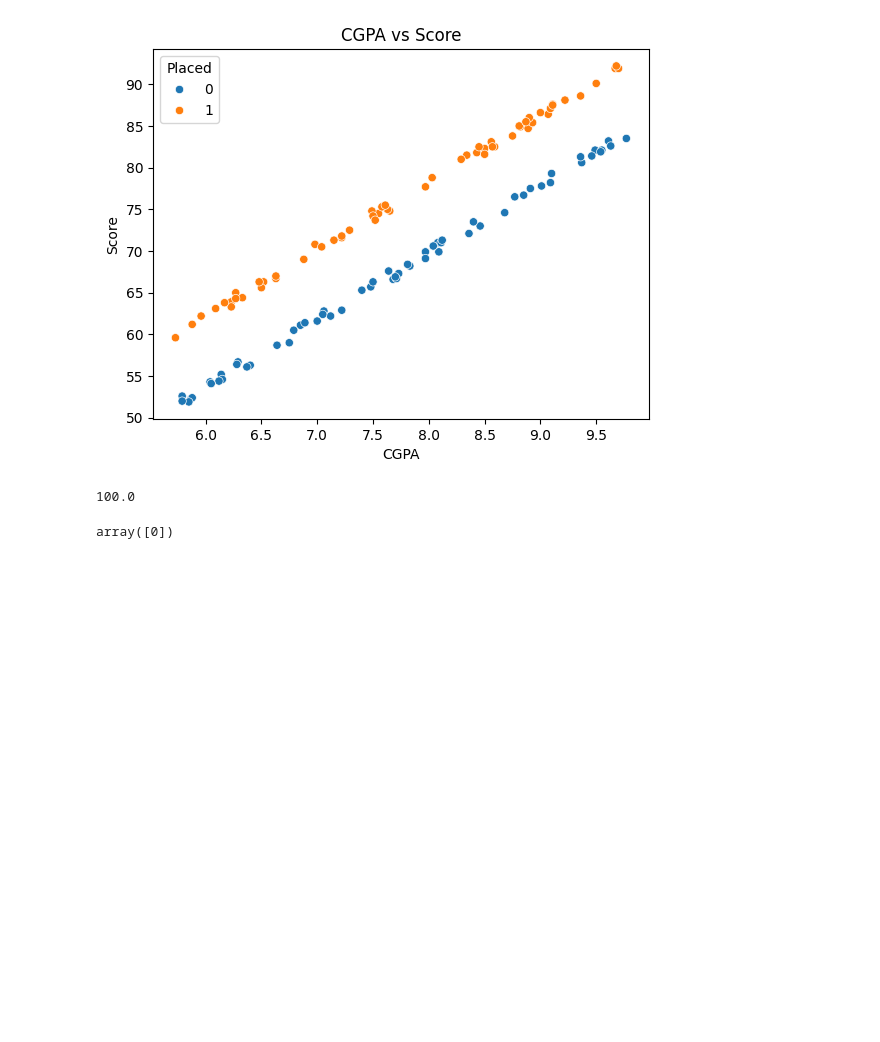
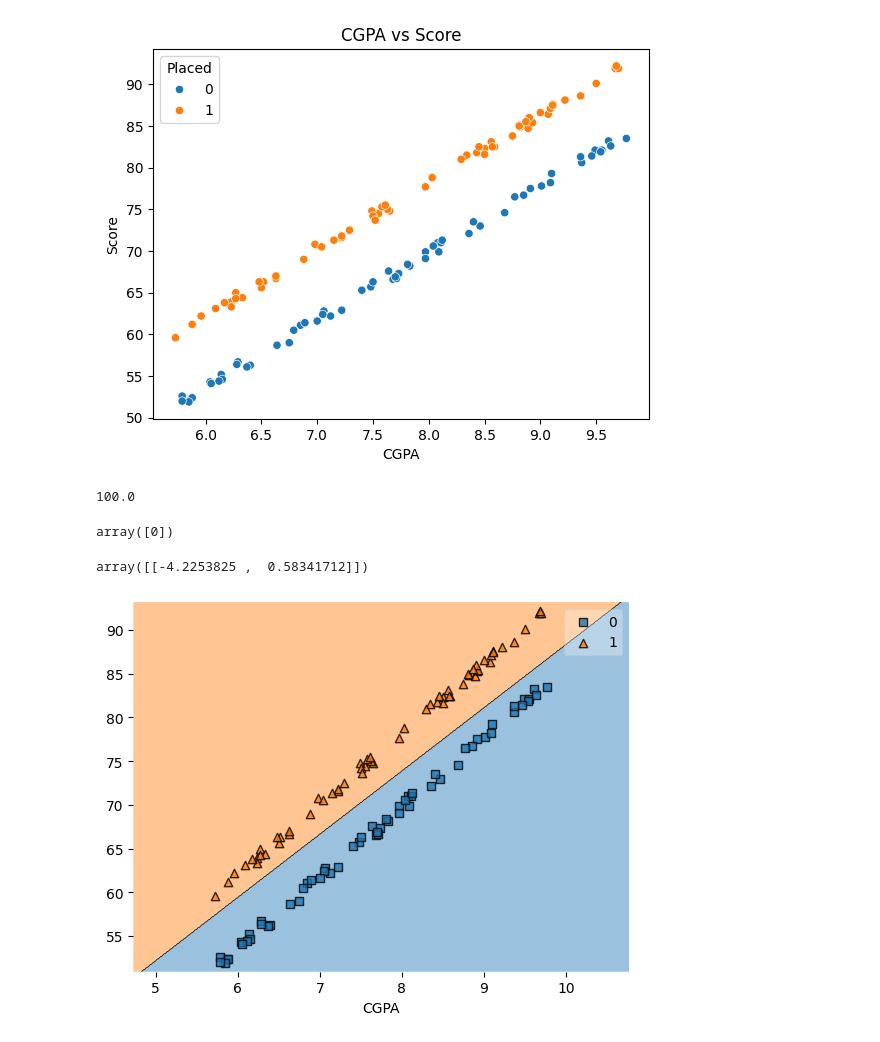
Before and after one commit to Its-Vikas-xd/Machine-Learning, a Jupyter notebook: Supervised Machine Learning/Classification/Binary Classification/Multiple input Logistic Regression/Multiple_input_Regression.ipynb, the cells around one changed output. Cells and saved outputs as stored; diff of their text form; code cells hidden in the pictures; blank space fills up the shorter version.

```diff
--- a/Supervised Machine Learning/Classification/Binary Classification/Multiple input Logistic Regression/Multiple_input_Regression.ipynb
+++ b/Supervised Machine Learning/Classification/Binary Classification/Multiple input Logistic Regression/Multiple_input_Regression.ipynb
@@ -37,3 +38,7 @@ lr.score(x_test, y_test)*100
 lr.predict([[7.97,69.9]])
 # %% [output]
 array([0])
+# %%
+lr.coef_
+# %% [output]
+array([[-4.2253825 ,  0.58341712]])
@@ -39,0 +47,6 @@ array([0])
+# %%
+plot_decision_regions(x.to_numpy(),y.to_numpy(),clf=lr)
+plt.xlabel("CGPA")
+plt.show()
+# %% [output]
+[figure, added]
```
Also changed, not shown: parts of 2 cells of this notebook.
